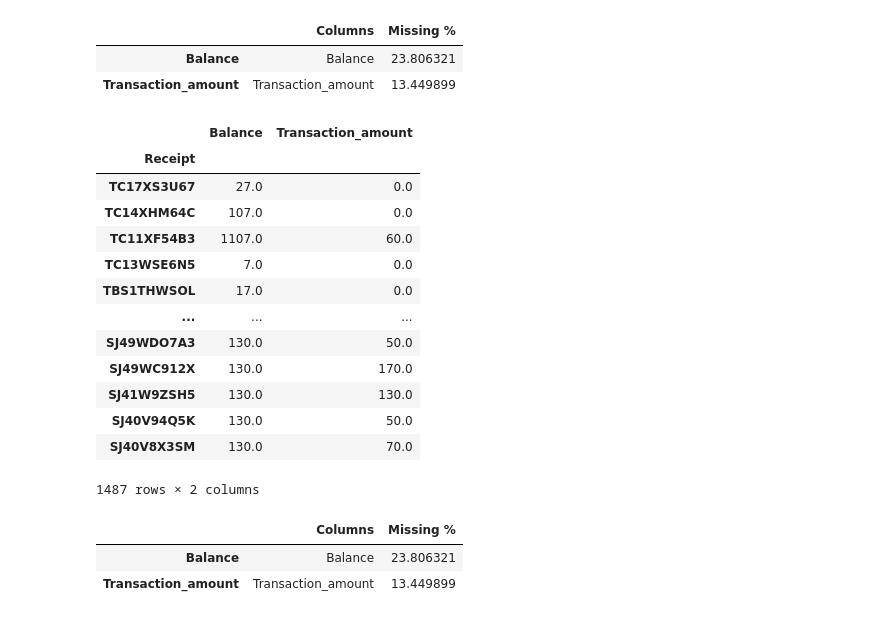
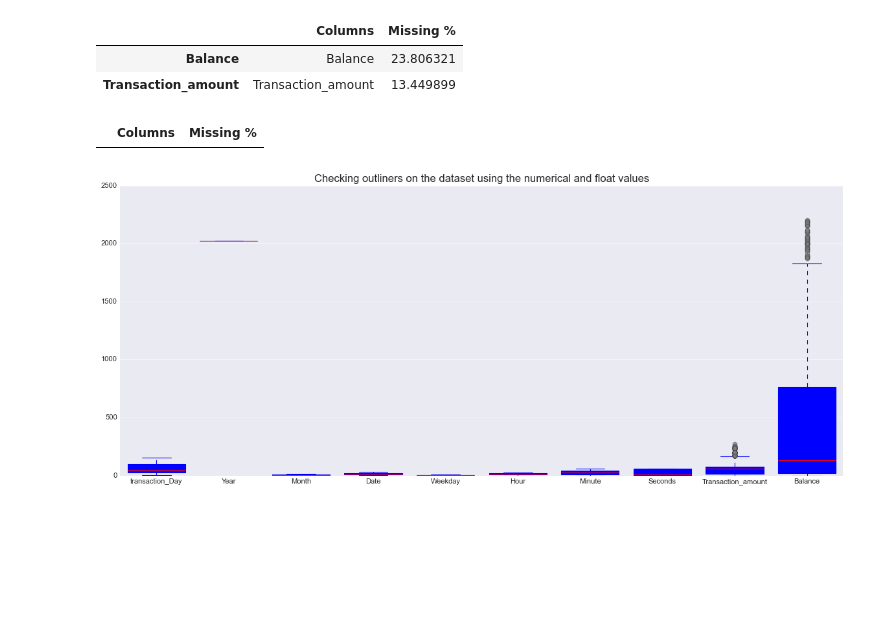
Before and after one commit to Brian342/JupyterNoteBook, a Jupyter notebook: Mpesa.ipynb, the cells around one changed output. Drawn from its saved outputs; the diff is of its cells as text; code cells hidden in the pictures; blank space fills up the shorter version.

```diff
--- a/Mpesa.ipynb
+++ b/Mpesa.ipynb
@@ -830,25 +830,20 @@ missing_values(clean_data)
 def fill_na(df):
     return df.fillna(df.median())
 # %%
-clean_data = fill_na(clean_data[['Balance', 'Transaction_amount']])
+clean_data[['Balance', 'Transaction_amount']] = fill_na(clean_data[['Balance', 'Transaction_amount']])
-# %% [output]
-|  | Balance | Transaction_amount |
-| Receipt |  |  |
-| TC17XS3U67 | 27.0 | 0.0 |
-| TC14XHM64C | 107.0 | 0.0 |
-| TC11XF54B3 | 1107.0 | 60.0 |
-| TC13WSE6N5 | 7.0 | 0.0 |
-| TBS1THWSOL | 17.0 | 0.0 |
-| ... | ... | ... |
-| SJ49WDO7A3 | 130.0 | 50.0 |
-| SJ49WC912X | 130.0 | 170.0 |
-| SJ41W9ZSH5 | 130.0 | 130.0 |
-| SJ40V94Q5K | 130.0 | 50.0 |
-| SJ40V8X3SM | 130.0 | 70.0 |
-1487 rows × 2 columns
 # %%
 missing_values(clean_data)
 # %% [output]
 |  | Columns | Missing % |
-| Balance | Balance | 23.806321 |
-| Transaction_amount | Transaction_amount | 13.449899 |
+# %%
+boxcolumns = clean_data.select_dtypes(include=['int', 'float'])
+plt.figure(figsize=(18, 7))
+sns.boxplot(data=boxcolumns, patch_artist=True, boxprops=dict(facecolor='lightblue', color='blue'),
+             medianprops=dict(color='red'), whiskerprops=dict(color='blue'), capprops=dict(color='blue'),
+              flierprops=dict(marker='o', color='grey', alpha=0.5))
+plt.title("Checking outliners on the dataset using the numerical and float values", fontsize=15)
+plt.xticks(fontsize=10)
+plt.yticks(fontsize=10)
+plt.show()
+# %% [output]
+[figure, added]
```
